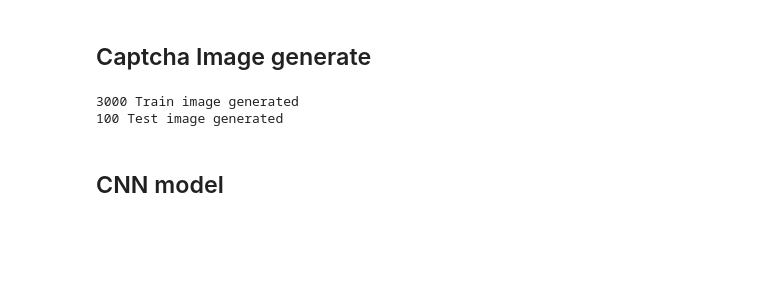
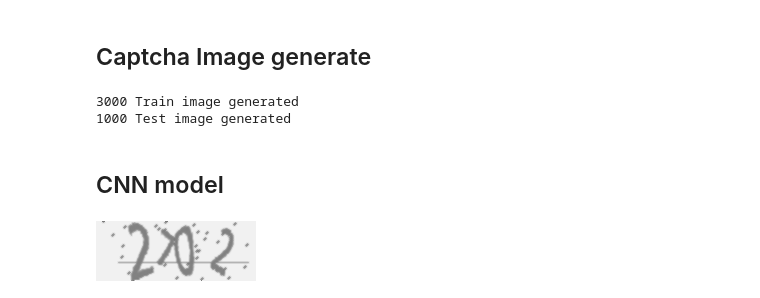
Before and after one commit to heisenberg0424/NSYSU_CSE_2020, a Jupyter notebook: ImageProcessing/FinalPrioject/Captcha.ipynb, the cells around one changed output. Saved outputs shown, nothing was run; the diff lists cells and outputs as text; code cells hidden in the pictures; blank space fills up the shorter version.

```diff
--- a/ImageProcessing/FinalPrioject/Captcha.ipynb
+++ b/ImageProcessing/FinalPrioject/Captcha.ipynb
@@ -27,7 +27,7 @@ print('%d Train image generated'%(TrainImageNum))
 
 for i in range(TestImageNum): #Generate test img
     #img content
-    gen_string=''用
+    gen_string=''
     for j in range(captcha_len):
         gen_string += str(random.randint(0,9))
 
@@ -38,7 +38,7 @@ for i in range(TestImageNum): #Generate test img
 print('%d Test image generated'%(TestImageNum))
 # %% [output]
 3000 Train image generated
-100 Test image generated
+1000 Test image generated
 # %% [markdown]
 ## CNN model
 # %%
@@ -57,12 +57,15 @@ sess = InteractiveSession(config=config)
 # %%
 #Get train image name
 fileName=[]
 for i in os.listdir('TrainImage/'):
     fileName.append(i)
 
 #Get train image size
 img = Image.open('TrainImage/'+fileName[0]).convert('L')
 width,height = img.size
+img
+# %% [output]
+[figure, added]
 # %%
 # name2label( '0492_0000.jpg' ,1) will return [0,0,0,0,1,0,0,0,0,0] <- 4
 def name2label(filename,digit):
```
Also changed, not shown: parts of 6 cells of this notebook, 1 other file.
